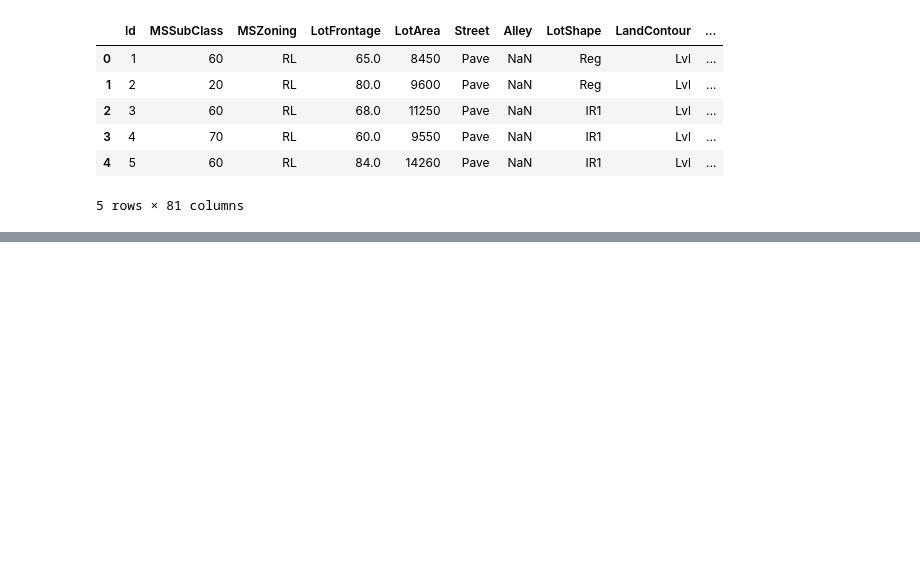
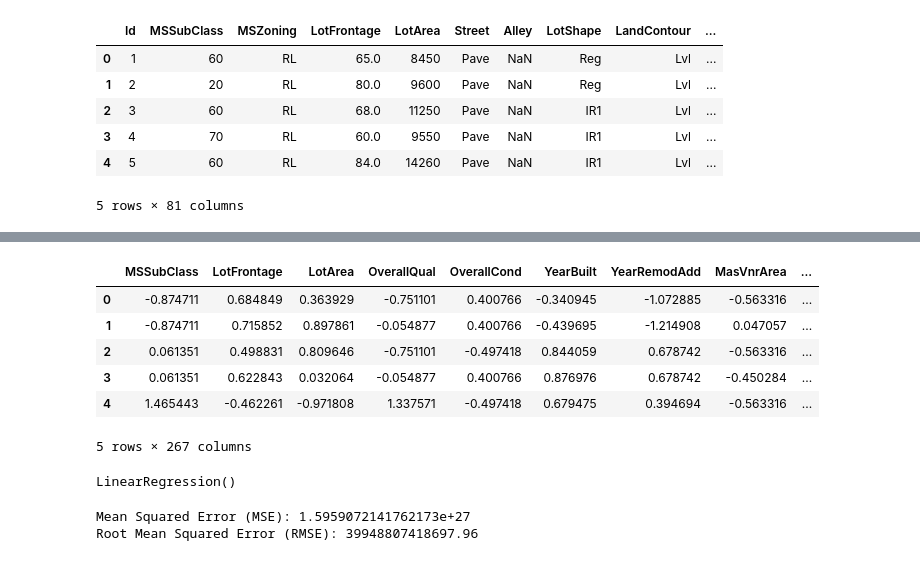
Before and after one commit to Raidbourzam/PRODIGY_ML_01, a Jupyter notebook: main.ipynb, the cells around one changed output, grey strips where cells are left out. Drawn from its saved outputs; the diff is of its cells as text; code cells hidden in the pictures; blank space fills up the shorter version.

```diff
--- a/main.ipynb
+++ b/main.ipynb
@@ -47,0 +149,24 @@ dtype: int64
+# %%
+
+def align_columns(df1, df2):
+    # Trouver les colonnes qui sont dans df1 mais pas dans df2
+    missing_in_df2 = df1.columns.difference(df2.columns)
+    # Trouver les colonnes qui sont dans df2 mais pas dans df1
+    missing_in_df1 = df2.columns.difference(df1.columns)
+
+    # Ajouter les colonnes manquantes dans df2, initialisées à 0
+    for col in missing_in_df2:
+        df2[col] = 0
+
+    # Ajouter les colonnes manquantes dans df1, initialisées à 0
+    for col in missing_in_df1:
+        df1[col] = 0
+
+    # Réorganiser les colonnes pour que df1 et df2 aient les mêmes colonnes dans le même ordre
+    df2 = df2[df1.columns]
+
+    return df1, df2
+# %%
+
+# Exemple d'utilisation avec train_data et test_data (ou df1 et df2)
+train_data, test_data = align_columns(X, test_data)
@@ -47,0 +183,10 @@ dtype: int64
+# %%
+test_data.head()
+# %% [output]
+|  | MSSubClass | LotFrontage | LotArea | OverallQual | OverallCond | YearBuilt | YearRemodAdd | MasVnrArea | ... |
+| 0 | -0.874711 | 0.684849 | 0.363929 | -0.751101 | 0.400766 | -0.340945 | -1.072885 | -0.563316 | ... |
+| 1 | -0.874711 | 0.715852 | 0.897861 | -0.054877 | 0.400766 | -0.439695 | -1.214908 | 0.047057 | ... |
+| 2 | 0.061351 | 0.498831 | 0.809646 | -0.751101 | -0.497418 | 0.844059 | 0.678742 | -0.563316 | ... |
+| 3 | 0.061351 | 0.622843 | 0.032064 | -0.054877 | 0.400766 | 0.876976 | 0.678742 | -0.450284 | ... |
+| 4 | 1.465443 | -0.462261 | -0.971808 | 1.337571 | -0.497418 | 0.679475 | 0.394694 | -0.563316 | ... |
+5 rows × 267 columns
@@ -47,0 +195,5 @@ dtype: int64
+# %%
+model = LinearRegression()
+model.fit(X_train, y_train)
+# %% [output]
+LinearRegression()
@@ -47,0 +205,7 @@ dtype: int64
+# %%
+
+print(f"Mean Squared Error (MSE): {mse}")
+print(f"Root Mean Squared Error (RMSE): {rmse}")
+# %% [output]
+Mean Squared Error (MSE): 1.5959072141762173e+27
+Root Mean Squared Error (RMSE): 39948807418697.96
```
Also changed, not shown: parts of 25 cells of this notebook.
